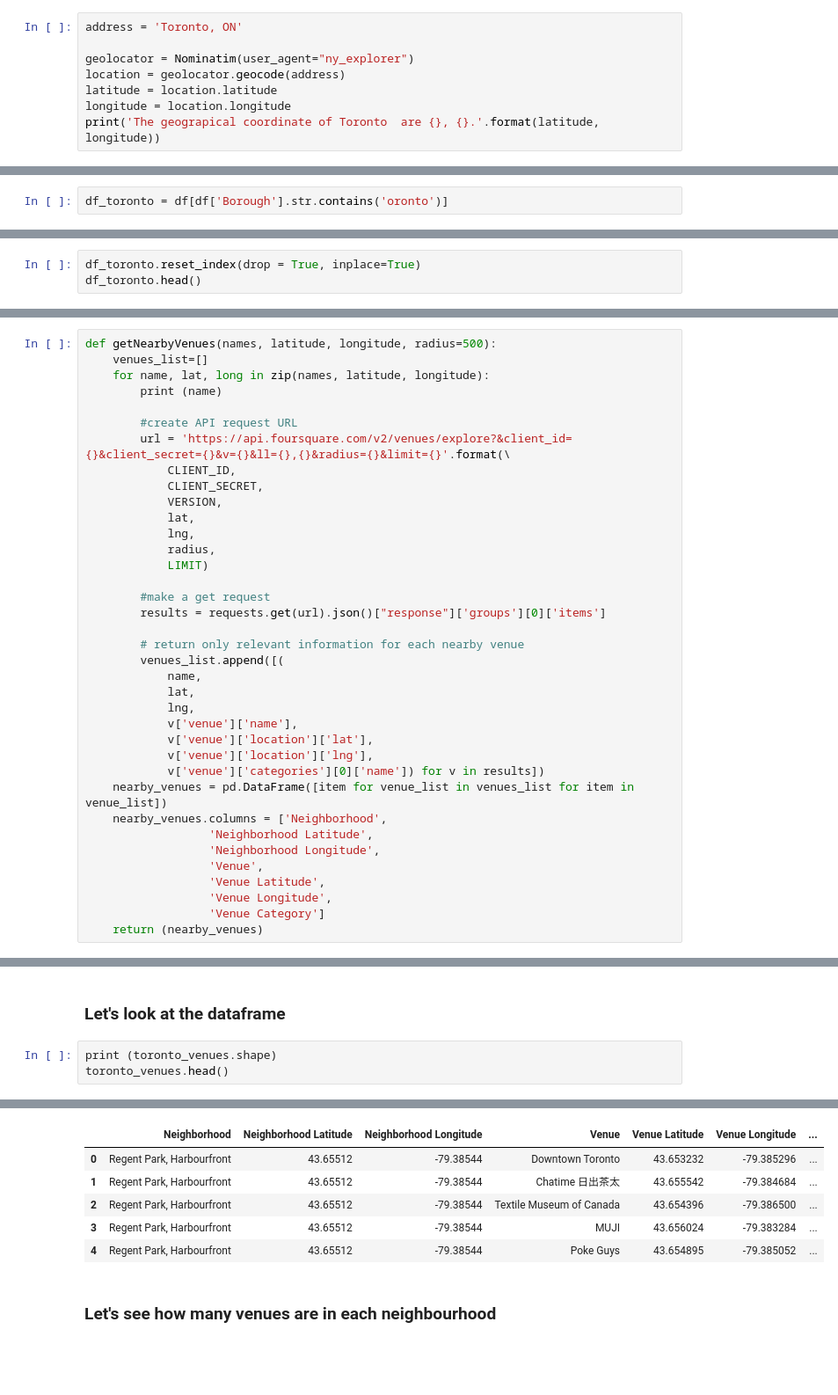
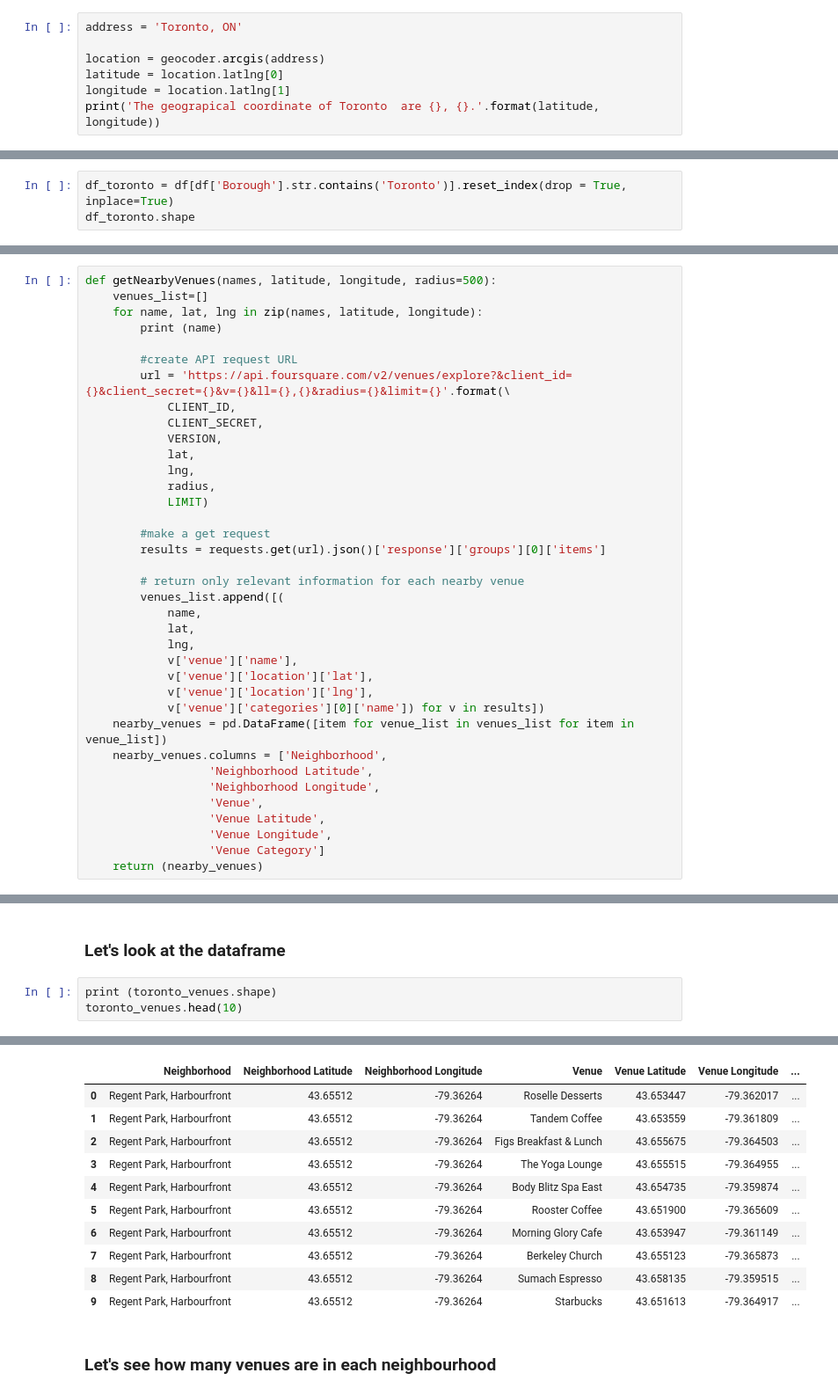
Before and after one commit to sayebms1/IBM_courses_projects, a Jupyter notebook: Capstone/Toronto_neighborhood_clustering.ipynb, the cells around one changed output, grey strips where cells are left out. Shown at 88% size. Drawn from its saved outputs; the diff is of its cells as text; blank space fills up the shorter version.

```diff
--- a/Capstone/Toronto_neighborhood_clustering.ipynb
+++ b/Capstone/Toronto_neighborhood_clustering.ipynb
@@ -155,9 +155,8 @@ get latitude and longitude of Toronto
 # %%
 address = 'Toronto, ON'
 
-geolocator = Nominatim(user_agent="ny_explorer")
-location = geolocator.geocode(address)
-latitude = location.latitude
-longitude = location.longitude
+location = geocoder.arcgis(address)
+latitude = location.latlng[0]
+longitude = location.latlng[1]
 print('The geograpical coordinate of Toronto  are {}, {}.'.format(latitude, longitude))
 # %% [output]
@@ -186,4 +185,5 @@ map_toronto
 # %% [markdown]
 However, for illustration purposes, let's simplify the above map and segment and cluster only the neighborhoods in Toronto. So let's slice the original dataframe and create a new dataframe of the Toronto data.
 # %%
-df_toronto = df[df['Borough'].str.contains('oronto')]
+df_toronto = df[df['Borough'].str.contains('Toronto')].reset_index(drop = True, inplace=True)
+df_toronto.shape
@@ -190,3 +191,0 @@ df_toronto = df[df['Borough'].str.contains('oronto')]
-# %%
-df_toronto.reset_index(drop = True, inplace=True)
-df_toronto.head()
@@ -370,7 +345,7 @@ Let's define a function that does all the above for all the venues in Toronto ar
 # %%
 def getNearbyVenues(names, latitude, longitude, radius=500):
     venues_list=[]
-    for name, lat, long in zip(names, latitude, longitude):
+    for name, lat, lng in zip(names, latitude, longitude):
         print (name)
 
         #create API request URL
@@ -384,7 +359,7 @@ def getNearbyVenues(names, latitude, longitude, radius=500):
             LIMIT)
 
         #make a get request
-        results = requests.get(url).json()["response"]['groups'][0]['items']
+        results = requests.get(url).json()['response']['groups'][0]['items']
 
         # return only relevant information for each nearby venue
         venues_list.append([(
@@ -428,5 +412,5 @@ Business reply mail Processing Centre, South Central Letter Processing Plant Tor
 ### Let's look at the dataframe
 # %%
 print (toronto_venues.shape)
-toronto_venues.head()
+toronto_venues.head(10)
 # %% [output]
@@ -434,9 +418,14 @@ toronto_venues.head()
 |  | Neighborhood | Neighborhood Latitude | Neighborhood Longitude | Venue | Venue Latitude | Venue Longitude | ... |
-| 0 | Regent Park, Harbourfront | 43.65512 | -79.38544 | Downtown Toronto | 43.653232 | -79.385296 | ... |
-| 1 | Regent Park, Harbourfront | 43.65512 | -79.38544 | Chatime 日出茶太 | 43.655542 | -79.384684 | ... |
-| 2 | Regent Park, Harbourfront | 43.65512 | -79.38544 | Textile Museum of Canada | 43.654396 | -79.386500 | ... |
-| 3 | Regent Park, Harbourfront | 43.65512 | -79.38544 | MUJI | 43.656024 | -79.383284 | ... |
-| 4 | Regent Park, Harbourfront | 43.65512 | -79.38544 | Poke Guys | 43.654895 | -79.385052 | ... |
+| 0 | Regent Park, Harbourfront | 43.65512 | -79.36264 | Roselle Desserts | 43.653447 | -79.362017 | ... |
+| 1 | Regent Park, Harbourfront | 43.65512 | -79.36264 | Tandem Coffee | 43.653559 | -79.361809 | ... |
+| 2 | Regent Park, Harbourfront | 43.65512 | -79.36264 | Figs Breakfast & Lunch | 43.655675 | -79.364503 | ... |
+| 3 | Regent Park, Harbourfront | 43.65512 | -79.36264 | The Yoga Lounge | 43.655515 | -79.364955 | ... |
+| 4 | Regent Park, Harbourfront | 43.65512 | -79.36264 | Body Blitz Spa East | 43.654735 | -79.359874 | ... |
+| 5 | Regent Park, Harbourfront | 43.65512 | -79.36264 | Rooster Coffee | 43.651900 | -79.365609 | ... |
+| 6 | Regent Park, Harbourfront | 43.65512 | -79.36264 | Morning Glory Cafe | 43.653947 | -79.361149 | ... |
+| 7 | Regent Park, Harbourfront | 43.65512 | -79.36264 | Berkeley Church | 43.655123 | -79.365873 | ... |
+| 8 | Regent Park, Harbourfront | 43.65512 | -79.36264 | Sumach Espresso | 43.658135 | -79.359515 | ... |
+| 9 | Regent Park, Harbourfront | 43.65512 | -79.36264 | Starbucks | 43.651613 | -79.364917 | ... |
 # %% [markdown]
 ### Let's see how many venues are in each neighbourhood
 # %%
```
Also changed, not shown: parts of 57 cells of this notebook, 1 other file.
